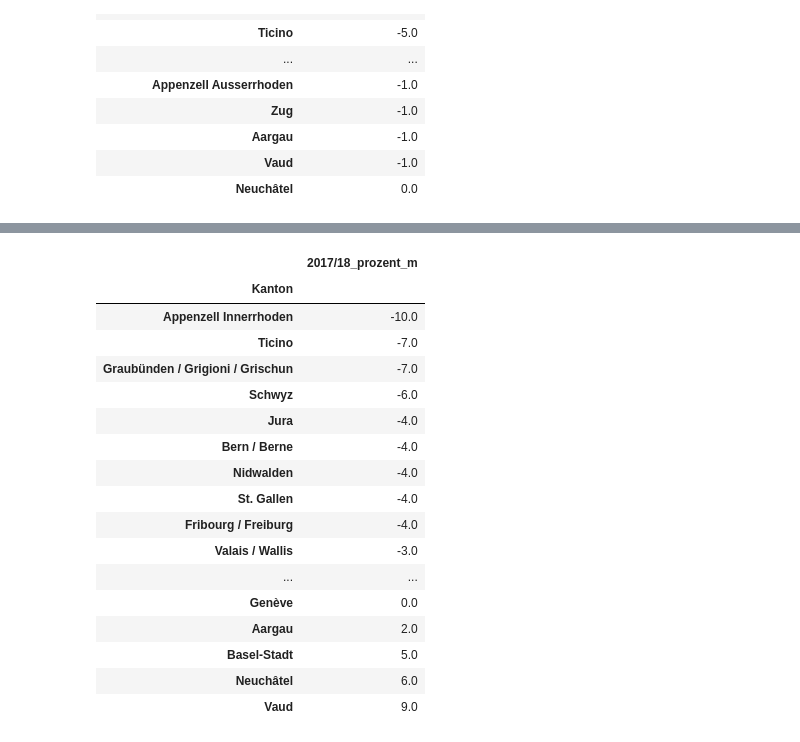
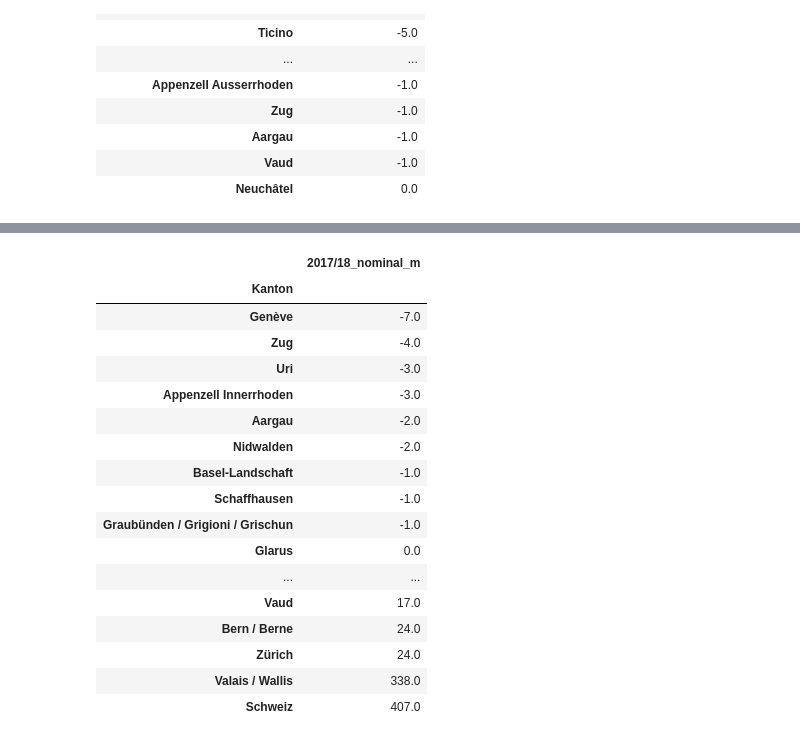
Before and after one commit to tamedia-ddj/teachers, a Jupyter notebook: 00 CH lehrer.ipynb, the cells around one changed output, grey strips where cells are left out. Cells and saved outputs as stored; diff of their text form; code cells hidden in the pictures.

```diff
--- a/00 CH lehrer.ipynb
+++ b/00 CH lehrer.ipynb
@@ -361,3 +371,24 @@ df_temp[['2010/11_prozent_m', '2017/18_prozent_m']].diff(axis=1).sort_values(by=
 | Aargau | -1.0 |
 | Vaud | -1.0 |
 | Neuchâtel | 0.0 |
+# %%
+# Wie hat sich der Anteil der Männer auf der Primarstufe 1-2 in den letzten Jahren entwickelt?
+# Die Angaben sind in Prozenten.
+df_kantone_historisch_primarstufe = pd.DataFrame()
+for k in df['Kanton'].unique():
+    df_temp2 = pd.DataFrame()
+    for j in df['Schuljahr'].unique():
+        df_temp = df[df['Kanton'] == k]
+        df_temp = df_temp[df_temp['Bildungsstufe'].str.contains('Primarstufe 1-2')]
+        df_temp = df_temp[df_temp['Schuljahr'] == j]
+        df_temp['prozent'] = round(100 * df_temp['DATA'] / df_temp['DATA'].sum()).astype('int')
+        df_temp = df_temp[['Kanton', 'Geschlecht', 'DATA', 'prozent']].groupby(['Kanton', 'Geschlecht']).sum().unstack()
+        df_temp.columns = [j + '_nominal_w', j + '_nominal_m', j + '_prozent_w', j + '_prozent_m']
+        df_temp2 = pd.concat([df_temp2, df_temp], axis=1)
+    df_kantone_historisch_primarstufe = pd.concat([df_kantone_historisch_primarstufe, df_temp2])
+
+# Historische Entwicklung auf Kantonsebene (Prozentwerte) für die Lehrkräfte der Primarstufe.
+prozent = [x for x in df_kantone_historisch_primarstufe.columns if 'prozent' in x]
+df_temp = df_kantone_historisch_primarstufe[prozent]
+df_temp = df_temp[[x for x in df_temp.columns if '_m' in x]]
+df_temp
@@ -364,11 +437,11 @@ df_temp[['2010/11_prozent_m', '2017/18_prozent_m']].diff(axis=1).sort_values(by=
 # %%
-# Aufschlüsseln nach Kantone, historische Entwicklung für die Primarstufe.
+# Wie viele Männer sind in den einzelnen Kantonen an der Primarstufe 1-2 tätig?
 df_kantone_historisch_primarstufe = pd.DataFrame()
 for k in df['Kanton'].unique():
     df_temp2 = pd.DataFrame()
     for j in df['Schuljahr'].unique():
         df_temp = df[df['Kanton'] == k]
-        df_temp = df_temp[df_temp['Bildungsstufe'].str.contains('Primarstufe')]
+        df_temp = df_temp[df_temp['Bildungsstufe'].str.contains('Primarstufe 1-2')]
         df_temp = df_temp[df_temp['Schuljahr'] == j]
         df_temp['prozent'] = round(100 * df_temp['DATA'] / df_temp['DATA'].sum()).astype('int')
         df_temp = df_temp[['Kanton', 'Geschlecht', 'DATA', 'prozent']].groupby(['Kanton', 'Geschlecht']).sum().unstack()
@@ -377,7 +450,7 @@ for k in df['Kanton'].unique():
     df_kantone_historisch_primarstufe = pd.concat([df_kantone_historisch_primarstufe, df_temp2])
 
 # Historische Entwicklung auf Kantonsebene (Prozentwerte) für die Lehrkräfte der Primarstufe.
-prozent = [x for x in df_kantone_historisch_primarstufe.columns if 'prozent' in x]
+prozent = [x for x in df_kantone_historisch_primarstufe.columns if 'nominal' in x]
 df_temp = df_kantone_historisch_primarstufe[prozent]
 df_temp = df_temp[[x for x in df_temp.columns if '_m' in x]]
 df_temp
@@ -403,22 +476,22 @@ df_temp
 # %%
-# Welche Kantone verzeichneten zwischen 2010 und 2017 den grössten Lehrerschwund auf der Primarstufe?
-df_temp[['2010/11_prozent_m', '2017/18_prozent_m']].diff(axis=1).sort_values(by='2017/18_prozent_m')[['2017/18_prozent_m']]
+# Wie gross ist der Unterschied zwischen den absoluten Werten aus den Jahren 2010 und 2017 pro Kanton?
+df_temp[['2010/11_nominal_m', '2017/18_nominal_m']].diff(axis=1).sort_values(by='2017/18_nominal_m')[['2017/18_nominal_m']]
 # %% [output]
-|  | 2017/18_prozent_m |
+|  | 2017/18_nominal_m |
 | Kanton |  |
-| Appenzell Innerrhoden | -10.0 |
-| Ticino | -7.0 |
-| Graubünden / Grigioni / Grischun | -7.0 |
-| Schwyz | -6.0 |
-| Jura | -4.0 |
-| Bern / Berne | -4.0 |
-| Nidwalden | -4.0 |
-| St. Gallen | -4.0 |
-| Fribourg / Freiburg | -4.0 |
-| Valais / Wallis | -3.0 |
+| Genève | -7.0 |
+| Zug | -4.0 |
+| Uri | -3.0 |
+| Appenzell Innerrhoden | -3.0 |
+| Aargau | -2.0 |
+| Nidwalden | -2.0 |
+| Basel-Landschaft | -1.0 |
+| Schaffhausen | -1.0 |
+| Graubünden / Grigioni / Grischun | -1.0 |
+| Glarus | 0.0 |
 | ... | ... |
-| Genève | 0.0 |
-| Aargau | 2.0 |
-| Basel-Stadt | 5.0 |
-| Neuchâtel | 6.0 |
-| Vaud | 9.0 |
+| Vaud | 17.0 |
+| Bern / Berne | 24.0 |
+| Zürich | 24.0 |
+| Valais / Wallis | 338.0 |
+| Schweiz | 407.0 |
```
Also changed, not shown: parts of 13 cells of this notebook.
